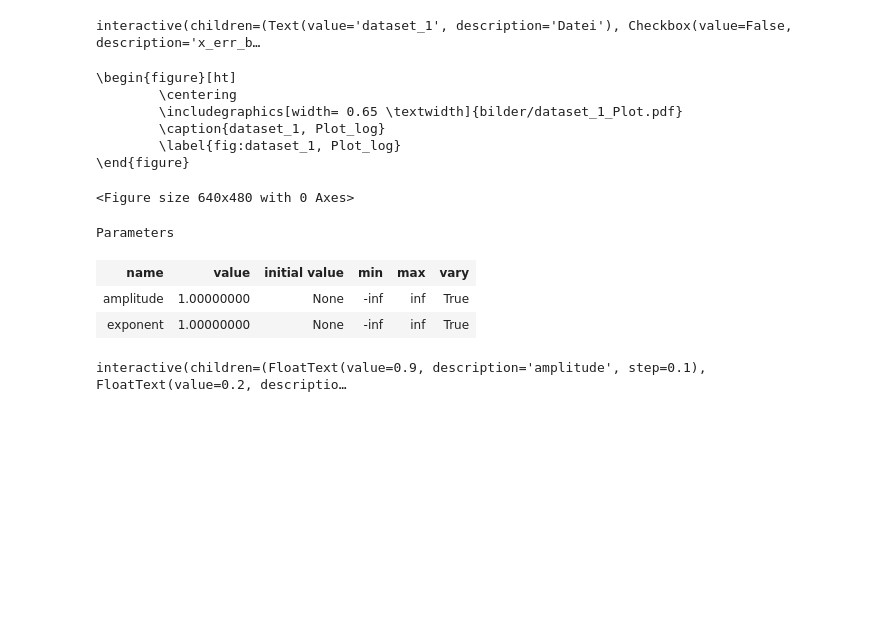
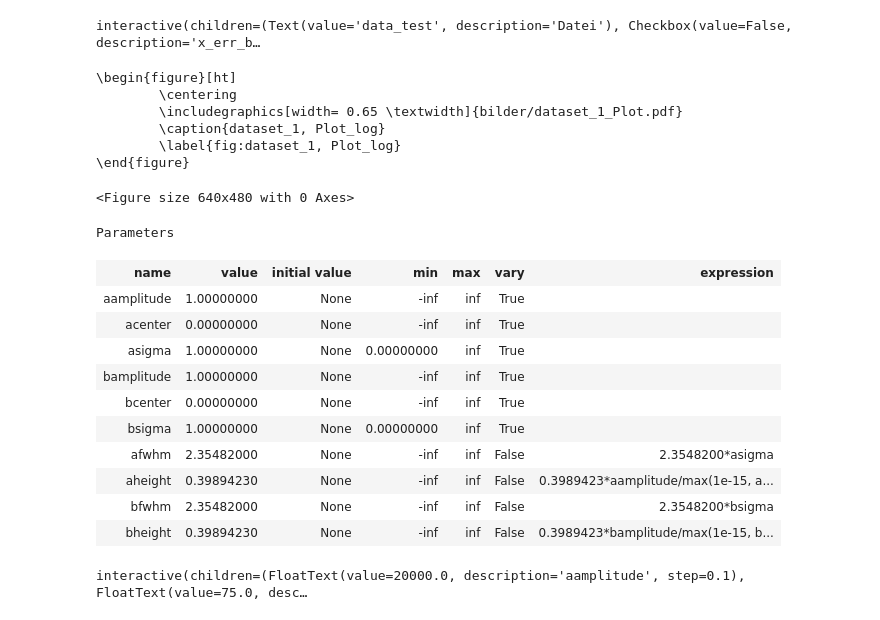
Before and after one commit to TimLockstedt/MP, a Jupyter notebook: Plott_var_func_New.ipynb, the cells around one changed output. Drawn from its saved outputs; the diff is of its cells as text; code cells hidden in the pictures; blank space fills up the shorter version.

```diff
--- a/Plott_var_func_New.ipynb
+++ b/Plott_var_func_New.ipynb
@@ -214,7 +176,7 @@ class Data:
 
 
 def import_Data(Datei:str="dataset_1", x_err_bool = False, y_err_bool = False, Daten=Data(), skip_lower:int=0, skip_upper:int=0, x_name:str="x", y_name:str="y"):
-    data = np.genfromtxt(string+".txt", skip_header = skip_lower, skip_footer = skip_upper)
+    data = np.genfromtxt(Datei+".txt", skip_header = skip_lower, skip_footer = skip_upper)
     #data = np.genfromtxt(string+".txt", skip_header = 1, skip_footer = 18)
 
     if x_err_bool and y_err_bool:
@@ -256,13 +218,13 @@ def import_Data(Datei:str="dataset_1", x_err_bool = False, y_err_bool = False, D
 
 Daten = Data()
 
-interact(import_Data, Datei="dataset_1", x_err_bool = False, y_err_bool = False, x_name = "x", y_name = "y", Daten=fixed(Daten),
+interact(import_Data, Datei="data_test", x_err_bool = False, y_err_bool = False, x_name = "x", y_name = "y", Daten=fixed(Daten),
          skip_lower = IntText(value=0, step=1),
          skip_upper = IntText(value=0, step=1),
          )
 print()
 # %% [output]
-interactive(children=(Text(value='dataset_1', description='Datei'), Checkbox(value=False, description='x_err_b…
+interactive(children=(Text(value='data_test', description='Datei'), Checkbox(value=False, description='x_err_b…
 # %%
 
 plt.savefig(string + "_Plot.pdf")
@@ -279,16 +241,26 @@ print(string_fig)
         \label{fig:dataset_1, Plot_log}
 \end{figure}
 <Figure size 640x480 with 0 Axes>
-# %%
-mod = PowerLawModel()
-pars = mod.make_params()
-pars
-# %% [output]
-Parameters
-| name | value | initial value | min | max | vary |
-| amplitude | 1.00000000 | None | -inf | inf | True |
-| exponent | 1.00000000 | None | -inf | inf | True |
+# %%
+from lmfit.models import PowerLawModel, ExponentialModel, GaussianModel
+mod = GaussianModel(prefix = "a")+GaussianModel(prefix = "b")
+pars = mod.make_params()
+pars
+# %% [output]
+Parameters
+| name | value | initial value | min | max | vary | expression |
+| aamplitude | 1.00000000 | None | -inf | inf | True |  |
+| acenter | 0.00000000 | None | -inf | inf | True |  |
+| asigma | 1.00000000 | None | 0.00000000 | inf | True |  |
+| bamplitude | 1.00000000 | None | -inf | inf | True |  |
+| bcenter | 0.00000000 | None | -inf | inf | True |  |
+| bsigma | 1.00000000 | None | 0.00000000 | inf | True |  |
+| afwhm | 2.35482000 | None | -inf | inf | False | 2.3548200*asigma |
+| aheight | 0.39894230 | None | -inf | inf | False | 0.3989423*aamplitude/max(1e-15, a... |
+| bfwhm | 2.35482000 | None | -inf | inf | False | 2.3548200*bsigma |
+| bheight | 0.39894230 | None | -inf | inf | False | 0.3989423*bamplitude/max(1e-15, b... |
 # %%
+
 
 
 def update_model(**params):
@@ -297,6 +269,7 @@ def update_model(**params):
         pars[name].value = value
 
     # Berechne Modell mit aktuellen Parametern
+    x = Daten.get_x()
     x_fit = np.arange(x.min(), x.max(), (x.max() - x.min())/10000)
     y_fit = mod.eval(pars, x=x_fit)
 
@@ -311,6 +284,10 @@ def update_model(**params):
     plt.ylabel(Daten.get_YName(), fontsize=20)
     plt.xlabel(Daten.get_XName(), fontsize=20)
     plt.title('Models')
+    result = mod.fit(Daten.get_y(), pars, x=Daten.get_x())
+    dynamic_resolution_array = np.arange(min(Daten.get_x()),max(Daten.get_x()), 0.001*abs(max(Daten.get_x())-min(Daten.get_x())))
+    plt.plot(dynamic_resolution_array, result.eval(x = dynamic_resolution_array), 'b-', label = r'Fit: reduced $\chi^2$ =  '+str(to_precision(result.result.redchi,3)))
+
     plt.show()
 
 param_widgets = {}
@@ -323,4 +300,4 @@ for param_name, param in pars.items():
 interact(update_model, **param_widgets)
 print()
 # %% [output]
-interactive(children=(FloatText(value=0.9, description='amplitude', step=0.1), FloatText(value=0.2, descriptio…
+interactive(children=(FloatText(value=20000.0, description='aamplitude', step=0.1), FloatText(value=75.0, desc…
```
Also changed, not shown: parts of 8 cells of this notebook.
